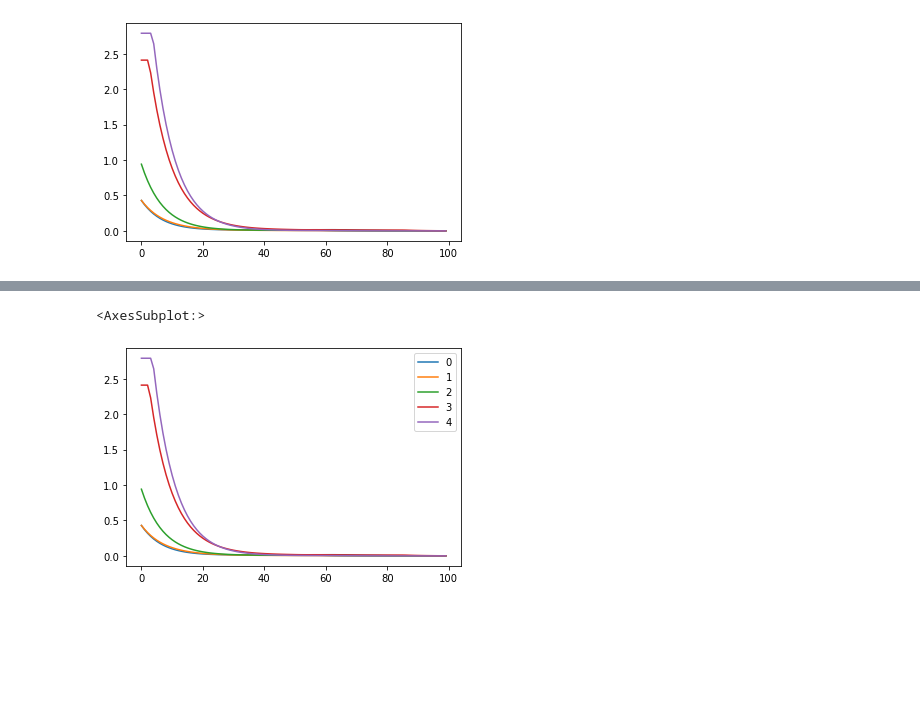
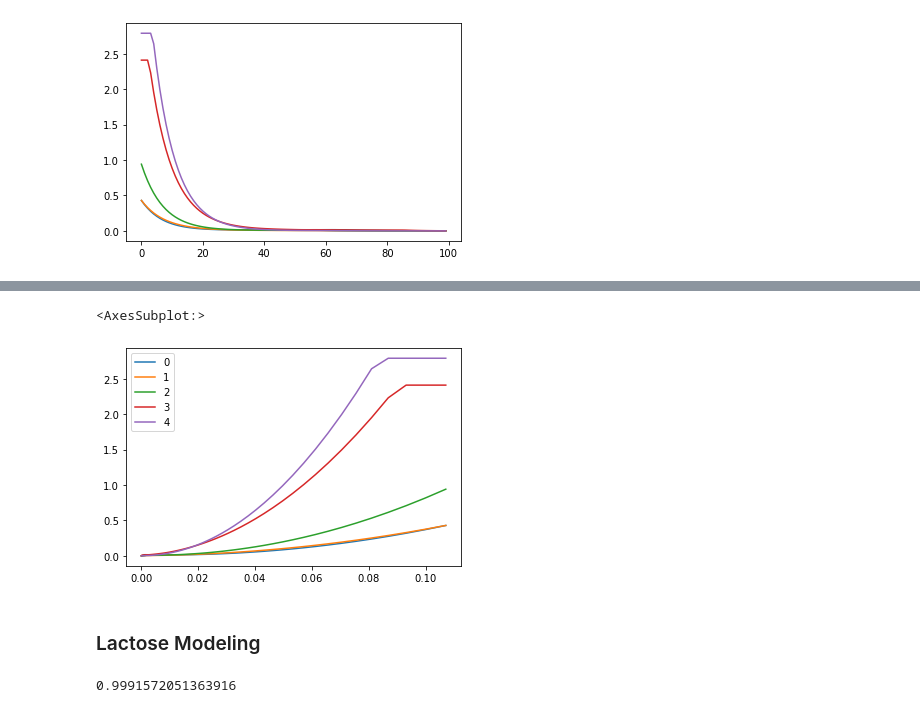
Before and after one commit to asscherhofstede/Koemelk-analyse, a Jupyter notebook: koemelk_uitwerking.ipynb, the cells around one changed output, grey strips where cells are left out. Saved outputs shown, nothing was run; the diff lists cells and outputs as text; code cells hidden in the pictures; blank space fills up the shorter version.

```diff
--- a/koemelk_uitwerking.ipynb
+++ b/koemelk_uitwerking.ipynb
@@ -370,7 +370,7 @@ Nu is er een dataframe voor elk van de labels: vet, lactose en eitwit. Daarmee k
 from sklearn.linear_model import LassoCV
 from sklearn.model_selection import train_test_split
 # %%
-X_train, X_test, y_train, y_test = train_test_split(df_features, label_data_fat, test_size=0.3, random_state=10)
+X_train_vet, X_test_vet, y_train_vet, y_test_vet = train_test_split(df_features, label_data_fat, test_size=0.3, random_state=10)
 # %%
-lasso_result = LassoCV(cv=5).fit(X_train,y_train)
+lasso_result_vet = LassoCV(cv=5).fit(X_train_vet,y_train_vet)
 # %%
@@ -413,3 +409,7 @@ plt.plot(lasso_result.mse_path_)
  <matplotlib.lines.Line2D at 0x...>,
  <matplotlib.lines.Line2D at 0x...>]
 [figure]
+# %%
+df_result_vet= pd.DataFrame(lasso_result_vet.mse_path_)
+df_result_vet_t = df_result_vet.T
+df_result_vet_t.columns = lasso_result_vet.alphas_
@@ -416,5 +426,7 @@ plt.plot(lasso_result.mse_path_)
 # %%
-df_result_t.T.plot()
+df_result_vet_t.T.plot()
 # %% [output]
 <AxesSubplot:>
-[figure, old version]
+[figure, new version]
+# %% [markdown]
+### Lactose Modeling
@@ -420,0 +437,4 @@ df_result_t.T.plot()
+# %%
+lasso_result_lactose.score(df_features,label_data_lactose)
+# %% [output]
+0.9991572051363916
```
Also changed, not shown: parts of 18 cells of this notebook.
